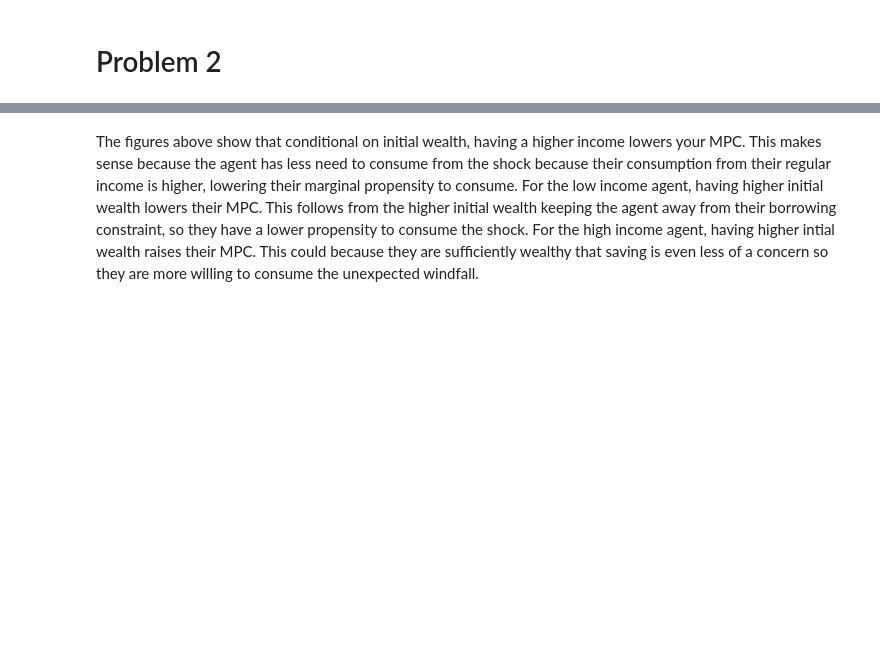
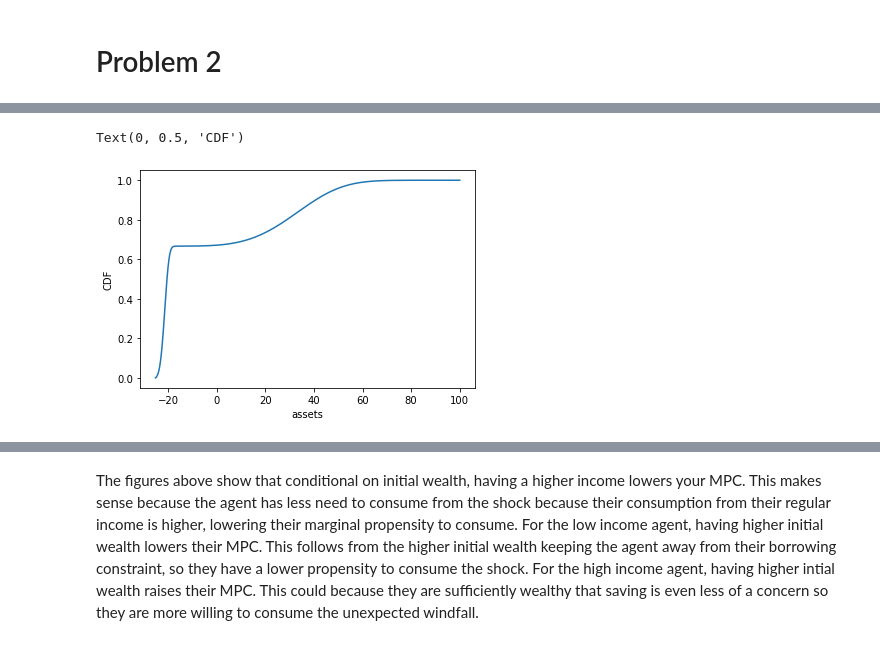
Before and after one commit to mayalroy/ECON_2010C_Q2_PS3, a Jupyter notebook: PS3.ipynb, the cells around one changed output, grey strips where cells are left out. Cells and saved outputs as stored; diff of their text form; code cells hidden in the pictures; blank space fills up the shorter version.

```diff
--- a/PS3.ipynb
+++ b/PS3.ipynb
@@ -286,0 +284,23 @@ R
+# %%
+# Plotting equilibrium invariant distribution
+
+r_eqm = R_eqm-1
+amin_eqm = -1/max(r_eqm, 1e-5)
+Va_eqm, a_policy_eqm, c_policy_eqm, param_eqm = backward(param={**param, 'r': r_eqm, 'amin': amin_eqm})
+ma_grid_r_eqm = param_eqm['ma_grid']
+T_eqm = make_T(a_policy=a_policy_eqm, Π= Π, ma_grid=ma_grid_r_eqm)
+T_R_eqm = T_eqm.T # transpose to get transition operator
+μ_eqm = get_mu(T_R_eqm) # get stationary distribution
+
+a_vals = np.repeat(ma_grid_r_eqm[0], 2) # (ns*na)x1 vector showing a values for μ_eqm
+a_dist = []
+for a in ma_grid_r_eqm[0]: # iterate over a bins
+    a_dist.append(μ_eqm[a_vals == a].sum())
+# for each asset grid value, sum pop share across income states
+a_CDF = np.cumsum(a_dist)
+plt.plot(ma_grid_r_eqm[0], a_CDF)
+plt.xlabel('assets')
+plt.ylabel('CDF')
+# %% [output]
+Text(0, 0.5, 'CDF')
+[figure, added]
```
Also changed, not shown: parts of 44 cells of this notebook.
